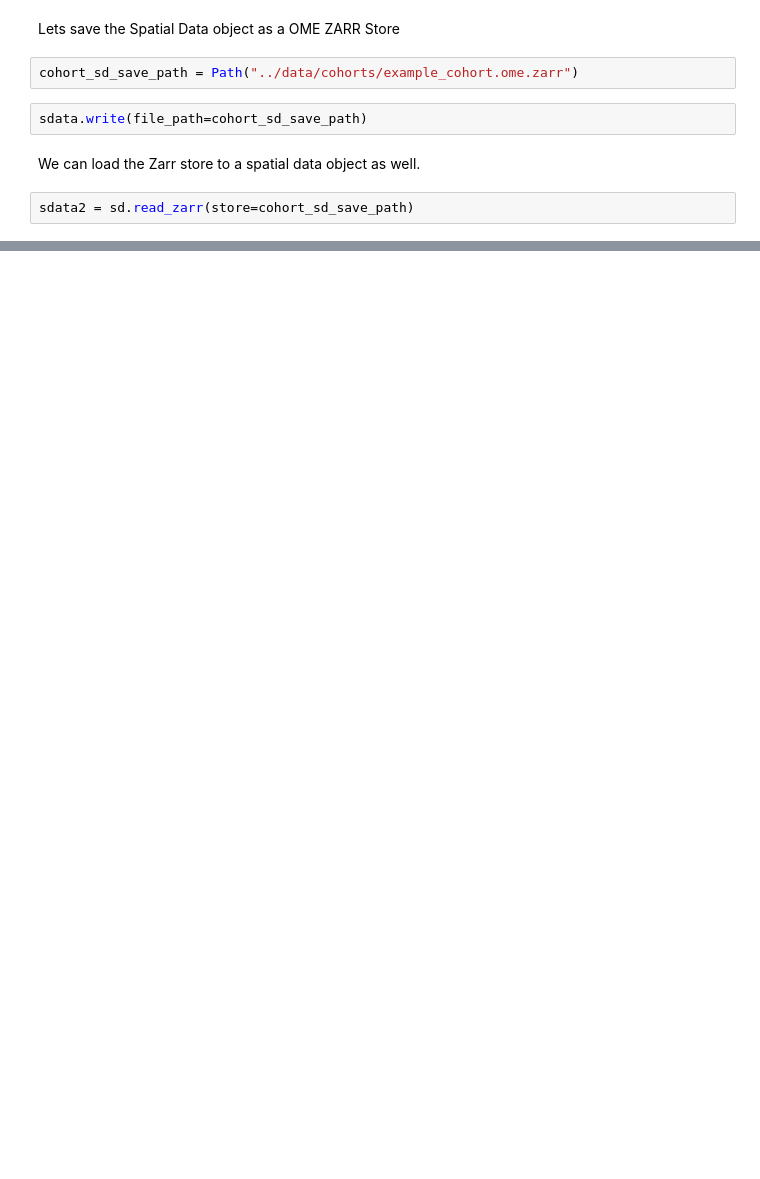
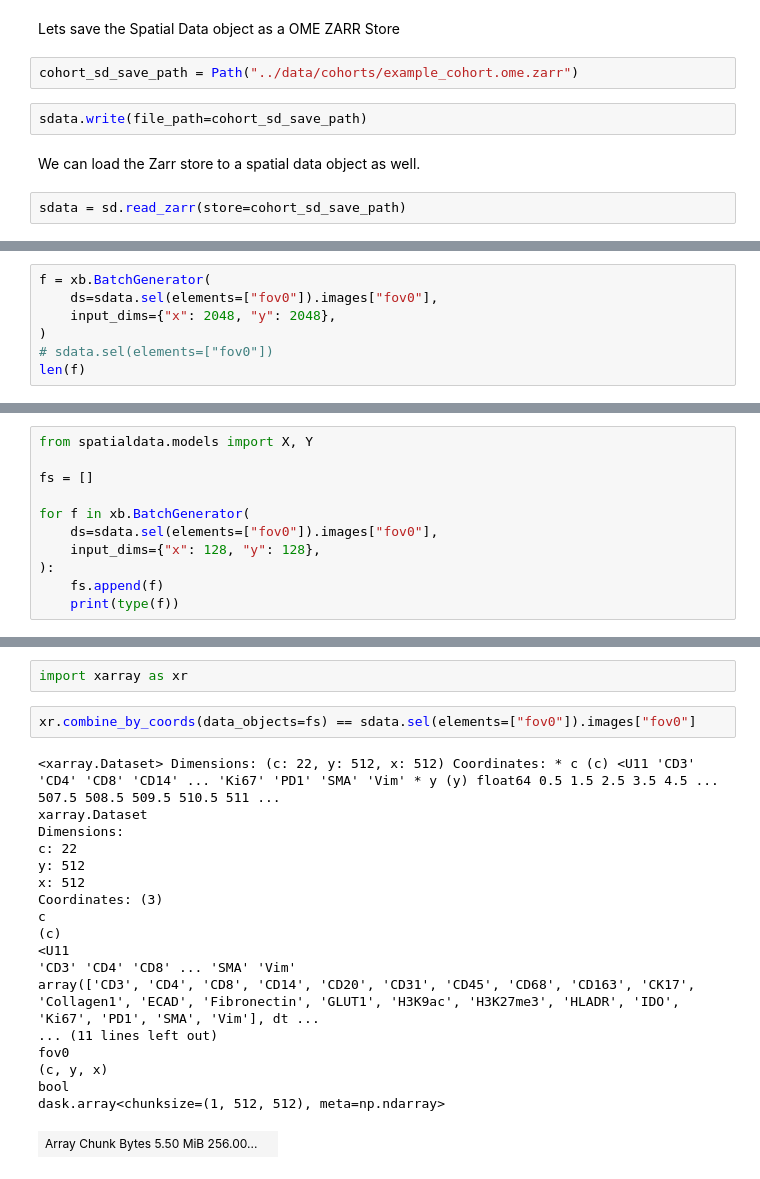
Before and after one commit to angelolab/ark-spatial, a Jupyter notebook: notebooks/00_fovs_to_sdata.ipynb, the cells around one changed output, grey strips where cells are left out. Cells and saved outputs as stored; diff of their text form; blank space fills up the shorter version.

```diff
--- a/notebooks/00_fovs_to_sdata.ipynb
+++ b/notebooks/00_fovs_to_sdata.ipynb
@@ -158,4 +72,4 @@ sdata.write(file_path=cohort_sd_save_path)
 # %% [markdown]
 We can load the Zarr store to a spatial data object as well.
 # %%
-sdata2 = sd.read_zarr(store=cohort_sd_save_path)
+sdata = sd.read_zarr(store=cohort_sd_save_path)
@@ -163,0 +98,7 @@ sdata2
+# %%
+f = xb.BatchGenerator(
+    ds=sdata.sel(elements=["fov0"]).images["fov0"],
+    input_dims={"x": 2048, "y": 2048},
+)
+# sdata.sel(elements=["fov0"])
+len(f)
@@ -163,0 +107,11 @@ sdata2
+# %%
+from spatialdata.models import X, Y
+
+fs = []
+
+for f in xb.BatchGenerator(
+    ds=sdata.sel(elements=["fov0"]).images["fov0"],
+    input_dims={"x": 128, "y": 128},
+):
+    fs.append(f)
+    print(type(f))
@@ -163,0 +159,23 @@ sdata2
+# %%
+import xarray as xr
+# %%
+xr.combine_by_coords(data_objects=fs) == sdata.sel(elements=["fov0"]).images["fov0"]
+# %% [output]
+<xarray.Dataset> Dimensions: (c: 22, y: 512, x: 512) Coordinates: * c (c) <U11 'CD3' 'CD4' 'CD8' 'CD14' ... 'Ki67' 'PD1' 'SMA' 'Vim' * y (y) float64 0.5 1.5 2.5 3.5 4.5 ... 507.5 508.5 509.5 510.5 511 ...
+xarray.Dataset
+Dimensions:
+c: 22
+y: 512
+x: 512
+Coordinates: (3)
+c
+(c)
+<U11
+'CD3' 'CD4' 'CD8' ... 'SMA' 'Vim'
+array(['CD3', 'CD4', 'CD8', 'CD14', 'CD20', 'CD31', 'CD45', 'CD68', 'CD163', 'CK17', 'Collagen1', 'ECAD', 'Fibronectin', 'GLUT1', 'H3K9ac', 'H3K27me3', 'HLADR', 'IDO', 'Ki67', 'PD1', 'SMA', 'Vim'], dt ...
+... (11 lines left out)
+fov0
+(c, y, x)
+bool
+dask.array<chunksize=(1, 512, 512), meta=np.ndarray>
+| Array Chunk Bytes 5.50 MiB 256.00... |  |
```
Also changed, not shown: parts of 22 cells of this notebook, 8 other files.
